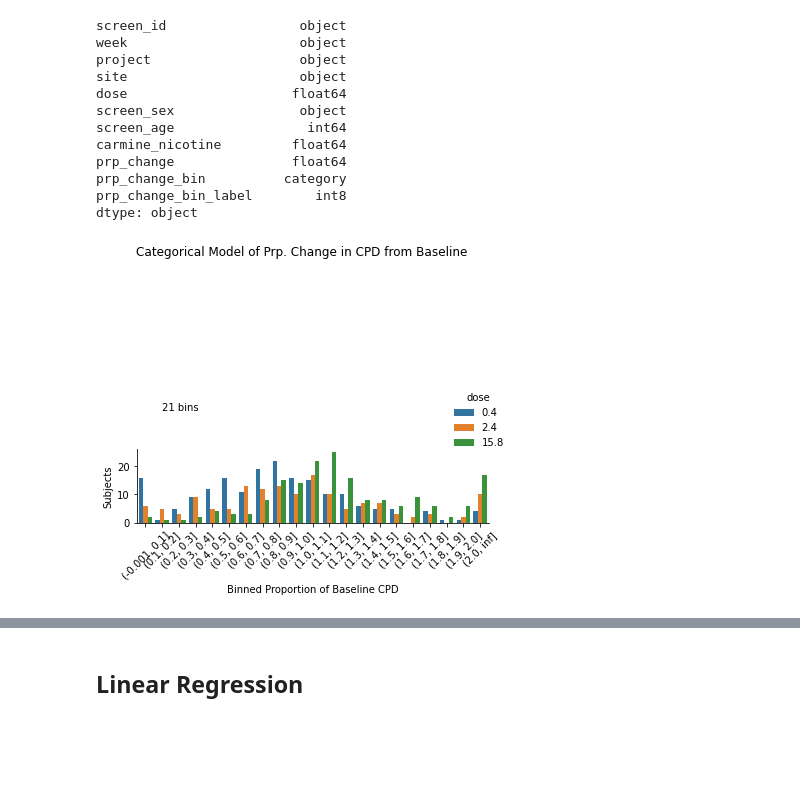
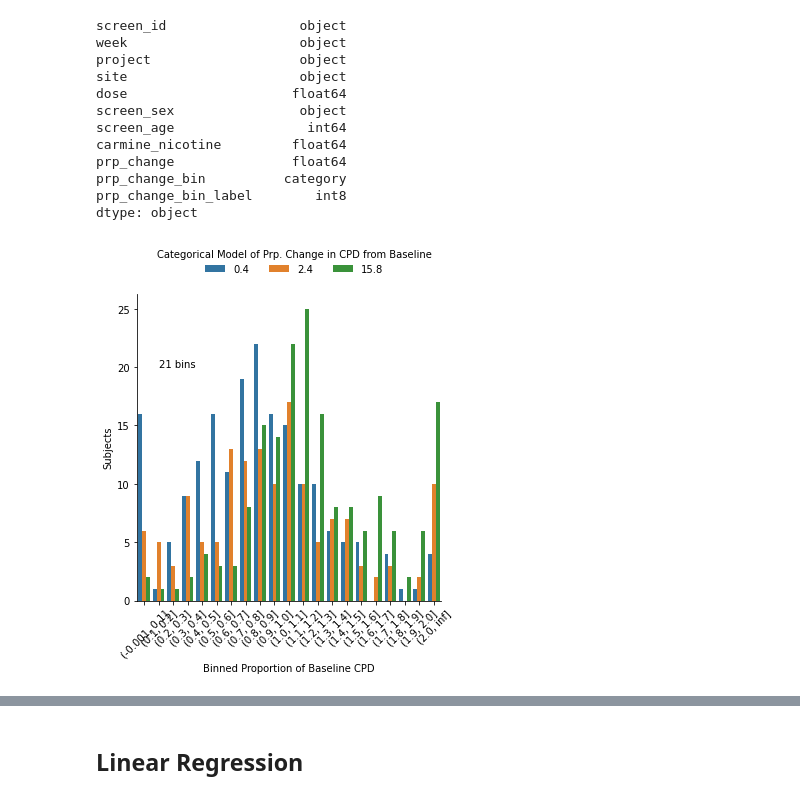
Before and after one commit to ajbarrows/tcors_ub, a Jupyter notebook: src/notebooks/tcors_analysis.ipynb, the cells around one changed output, grey strips where cells are left out. Cells and saved outputs as stored; diff of their text form; code cells hidden in the pictures; blank space fills up the shorter version.

Commit message:
Fix bin plot

```diff
--- a/src/notebooks/tcors_analysis.ipynb
+++ b/src/notebooks/tcors_analysis.ipynb
@@ -51,10 +51,10 @@ prp_change_bin_label        int8
 dtype: object
 # %%
 plot_bins(df)
-plt.tight_layout()
-plt.savefig("../../reports/figures/prp_change.png", dpi = 300)
+# plt.tight_layout()
+plt.savefig("../../reports/figures/prp_change.png", dpi = 300, bbox_inches='tight')
 # %% [output]
-[figure, old version]
+[figure, new version]
 # %%
 cat_targets = ['prp_change_bin_label']
 num_targets = ['prp_change']
```
Also changed, not shown: parts of 15 cells of this notebook, 2 other files.
